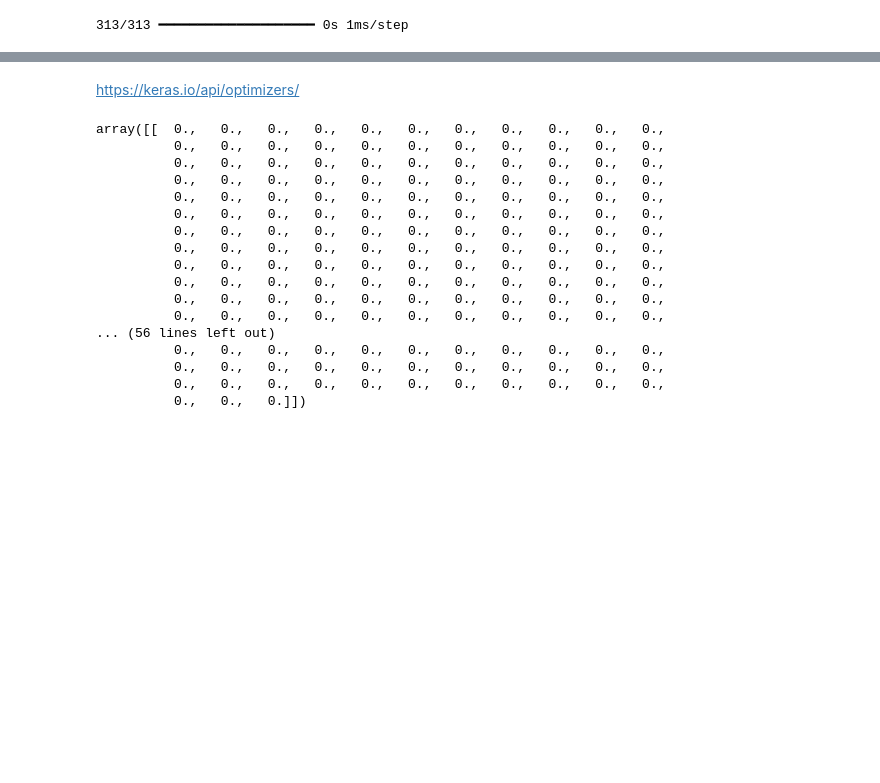
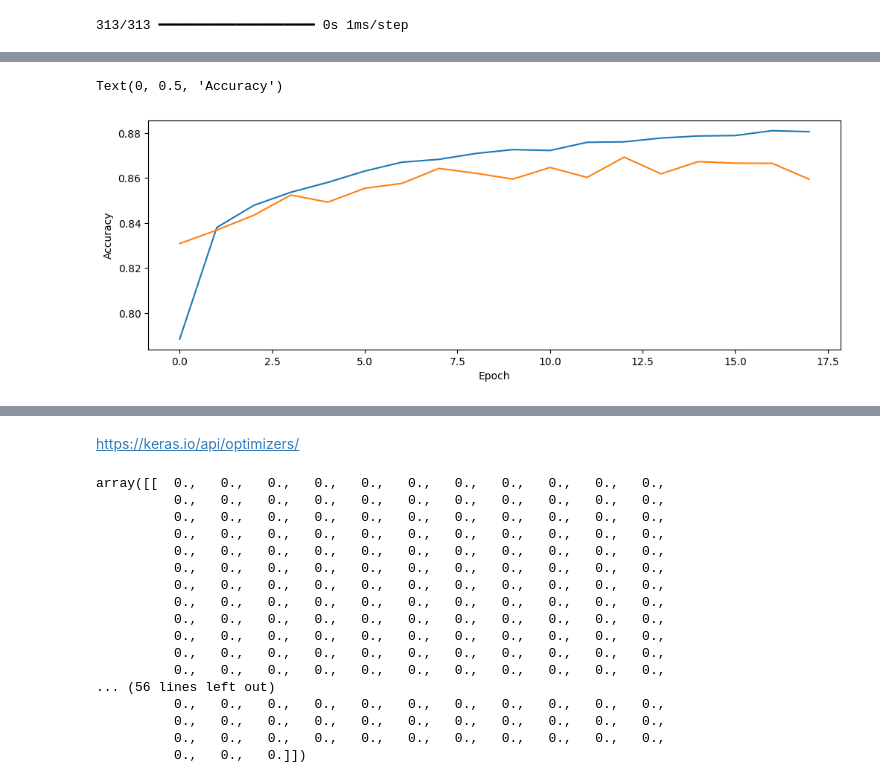
Before and after one commit to Kavia-M/Data_science_course-Intellipaat, a Jupyter notebook: Python/Classwork/My_Live_Handson/AI(Deep_Learning)/Fashion_MNIST_FNN_Handson_by_me.ipynb, the cells around one changed output, grey strips where cells are left out. Drawn from its saved outputs; the diff is of its cells as text; code cells hidden in the pictures; blank space fills up the shorter version.

```diff
--- a/Python/Classwork/My_Live_Handson/AI(Deep_Learning)/Fashion_MNIST_FNN_Handson_by_me.ipynb
+++ b/Python/Classwork/My_Live_Handson/AI(Deep_Learning)/Fashion_MNIST_FNN_Handson_by_me.ipynb
@@ -467,3 +487,12 @@ Text(0, 0.5, 'Loss')
+# %%
+plt.figure(figsize=(12,4))
+plt.plot(history_es2.history['accuracy'], label='Training Accuracy')
+plt.plot(history_es2.history['val_accuracy'], label='Validation Accuracy')
+plt.xlabel("Epoch")
+plt.ylabel("Accuracy")
+# %% [output]
+Text(0, 0.5, 'Accuracy')
+[figure, added]
 # %%
 loss, accuracy = fashion_model_2.evaluate(x_test, y_test)
 print("test loss:", loss)
```
Also changed, not shown: parts of 18 cells of this notebook.
